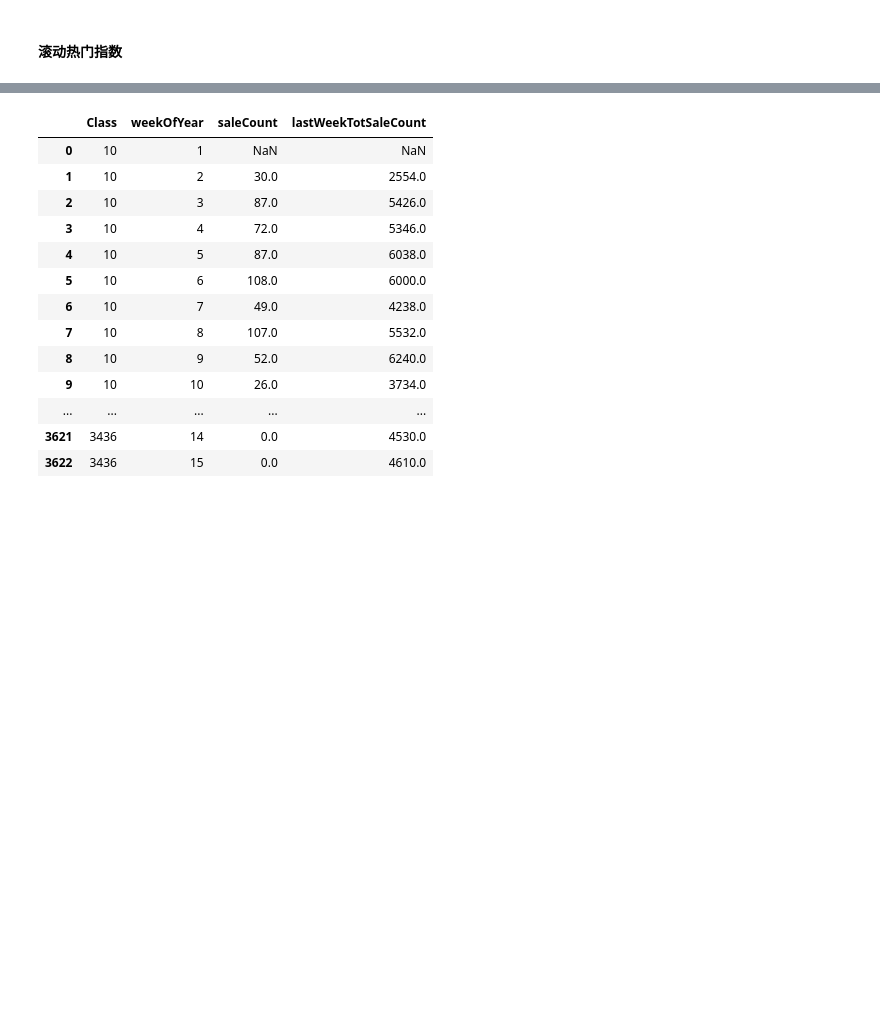
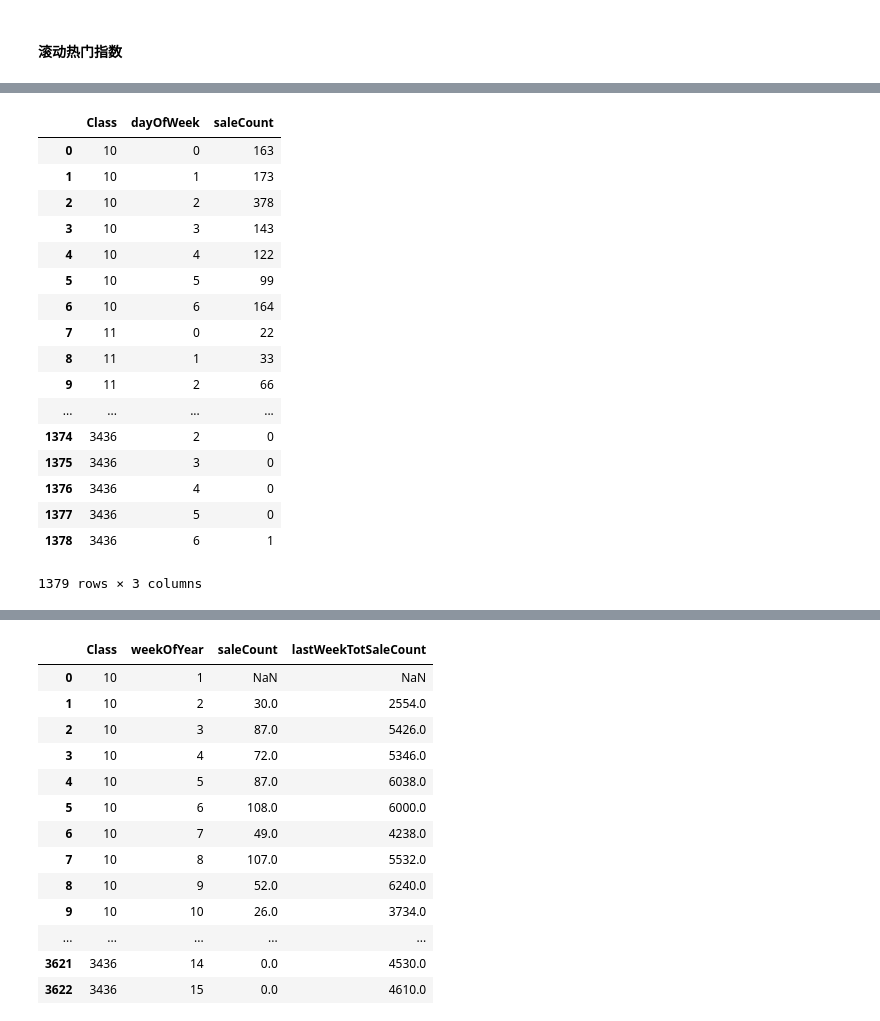
Before and after one commit to dereksjtu/MachineLearning_Matches, a Jupyter notebook: supermarket/prj/code/FeatureEngineering_supemarket.ipynb, the cells around one changed output, grey strips where cells are left out. Drawn from its saved outputs; the diff is of its cells as text; code cells hidden in the pictures; blank space fills up the shorter version.

```diff
--- a/supermarket/prj/code/FeatureEngineering_supemarket.ipynb
+++ b/supermarket/prj/code/FeatureEngineering_supemarket.ipynb
@@ -66,6 +66,7 @@ train_new
 # %% [markdown]
 增加缺失日期
 # %%
+train_date = pd.read_csv(train_date_path)
 l = train_new.Class.unique()
 tmp1 = train_date.copy()
 tmp2 = train_date.copy()
@@ -577,0 +707,21 @@ var_2 # 上周总销量
+# %%
+train_test.groupby(['Class','dayOfWeek'],as_index=False)['saleCount'].sum()
+# %% [output]
+|  | Class | dayOfWeek | saleCount |
+| 0 | 10 | 0 | 163 |
+| 1 | 10 | 1 | 173 |
+| 2 | 10 | 2 | 378 |
+| 3 | 10 | 3 | 143 |
+| 4 | 10 | 4 | 122 |
+| 5 | 10 | 5 | 99 |
+| 6 | 10 | 6 | 164 |
+| 7 | 11 | 0 | 22 |
+| 8 | 11 | 1 | 33 |
+| 9 | 11 | 2 | 66 |
+| ... | ... | ... | ... |
+| 1374 | 3436 | 2 | 0 |
+| 1375 | 3436 | 3 | 0 |
+| 1376 | 3436 | 4 | 0 |
+| 1377 | 3436 | 5 | 0 |
+| 1378 | 3436 | 6 | 1 |
+1379 rows × 3 columns
```
Also changed, not shown: parts of 7 cells of this notebook, 2 other files.
